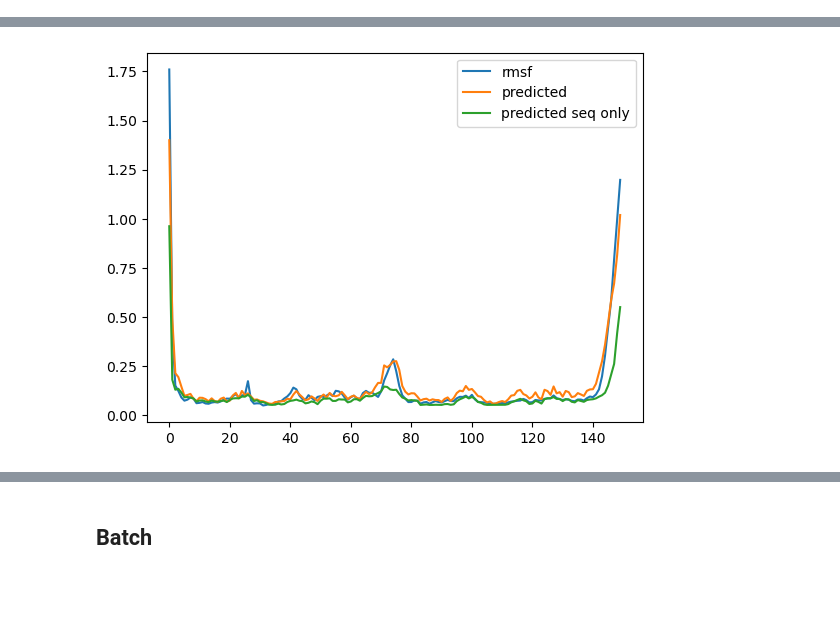
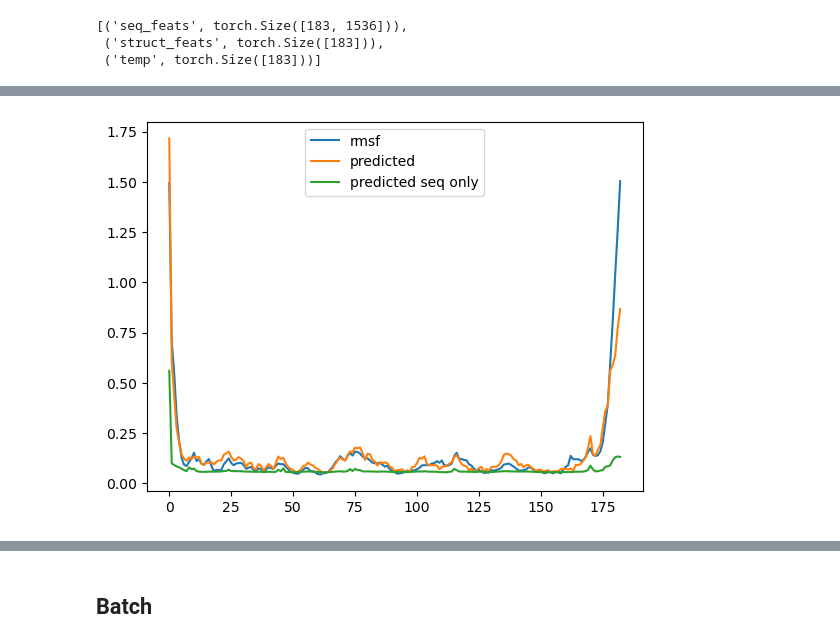
Before and after one commit to flatironinstitute/RocketSHP, a Jupyter notebook: notebooks/2.0_evaluate_model_atlas.ipynb, the cells around one changed output, grey strips where cells are left out. Drawn from its saved outputs; the diff is of its cells as text; code cells hidden in the pictures; blank space fills up the shorter version.

```diff
--- a/notebooks/2.0_evaluate_model_atlas.ipynb
+++ b/notebooks/2.0_evaluate_model_atlas.ipynb
@@ -25,8 +25,10 @@ config_file = "../configs/config.yml"
 # checkpoint_file = "/mnt/home/ssledzieski/Projects/rocketshp/checkpoints/new_unstack_before_loss.2/model-epoch=17-train_loss=0.28.pt.ckpt"
 # checkpoint_file = "/mnt/home/ssledzieski/Projects/rocketshp/checkpoints/revert_loss/model-epoch=17-train_loss=0.29.pt.ckpt"
 # checkpoint_file = "/mnt/home/ssledzieski/Projects/rocketshp/checkpoints/retesting_old/model-epoch=02-train_loss=0.69.pt.ckpt"
-checkpoint_file = "/mnt/home/ssledzieski/Projects/rocketshp/checkpoints/temperature_atlas/model-epoch=10-train_loss=0.36.pt.ckpt"
-# checkpoint_file = "/mnt/home/ssledzieski/Projects/rocketshp/checkpoints/dyncorr_test2/model-epoch=04-train_loss=0.31.pt.ckpt"
+# checkpoint_file = "/mnt/home/ssledzieski/Projects/rocketshp/checkpoints/temperature_atlas/model-epoch=10-train_loss=0.36.pt.ckpt"
+# checkpoint_file = "/mnt/home/ssledzieski/Projects/rocketshp/models/cadist_alpha1_dyncorr_alpha3/model-epoch=05-train_loss=1.03.pt.ckpt"
+# checkpoint_file = "/mnt/home/ssledzieski/Projects/rocketshp/models/cadist_alpha1_dyncorr_alpha5/model-epoch=05-train_loss=1.00.pt.ckpt"
+checkpoint_file = "/mnt/home/ssledzieski/Projects/rocketshp/models/grad_norm_alpha0.12_lr1e-5/model-epoch=19-train_loss=0.55.pt.ckpt"
 
 PARAMS = config.DEFAULT_PARAMETERS
 PARAMS.update(OmegaConf.load(config_file))
@@ -45,4 +47,4 @@ logger.info(f"{len(adl.dataset)}, {len(adl.train_data)}, {len(adl.val_data)}, {l
 # %%
-model = FlexibilityModelWithTemperature.load_from_checkpoint(checkpoint_file, strict=True)
+# model = FlexibilityModelWithTemperature.load_from_checkpoint(checkpoint_file, strict=True)
 # model = FlexibilityModel.load_from_checkpoint(checkpoint_file, strict=False)
-# model = DynCorrModelWithTemperature.load_from_checkpoint(checkpoint_file, strict=True)
+model = DynCorrModelWithTemperature.load_from_checkpoint(checkpoint_file, strict=True)
@@ -49,9 +53,15 @@ model = FlexibilityModelWithTemperature.load_from_checkpoint(checkpoint_file, st
+# %%
+list((k,v.size()) for k,v in feats.items())
+# %% [output]
+[('seq_feats', torch.Size([183, 1536])),
+ ('struct_feats', torch.Size([183])),
+ ('temp', torch.Size([183]))]
 # %%
-DATA_SUBSET = adl.test_data
-# DATA_SUBSET = adl.val_data
+# DATA_SUBSET = adl.test_data
+DATA_SUBSET = adl.val_data
 # DATA_SUBSET = adl.train_data
+# SAMPLE_I = 15
 SAMPLE_I = 192
-# SAMPLE_I = 121
 
 def normalize(x):
     return (x - x.mean()) / x.std()
@@ -63,25 +73,16 @@ with torch.no_grad():
         feats["struct_feats"] = torch.zeros_like(feats["struct_feats"])
         seqonly_result = model({k: v.unsqueeze(0) for k, v in feats.items()})
 
-        yhat_both = both_result["rmsf"]
-        sqfm_both = both_result["ca_dist"]
-
-        yhat_seqonly = seqonly_result["rmsf"]
-        sqfm_seqonly = seqonly_result["ca_dist"]
-
-bf_both = yhat_both.detach().cpu().numpy().squeeze()
-bf_seqonly = yhat_seqonly.detach().cpu().numpy().squeeze()
-
 plt.plot(labels["rmsf"],label="rmsf")
-plt.plot(bf_both,label="predicted")
-plt.plot(bf_seqonly,label="predicted seq only")
+plt.plot(both_result["rmsf"].detach().cpu().numpy().squeeze(),label="predicted")
+plt.plot(seqonly_result["rmsf"].detach().cpu().numpy().squeeze(),label="predicted seq only")
 plt.legend()
 
 
 from scipy.stats import spearmanr, pearsonr
-spearman = spearmanr(labels["rmsf"], bf_both)
-pearson = pearsonr(labels["rmsf"], bf_both)
-mse = ((labels["rmsf"] - bf_both)**2).mean()
+spearman = spearmanr(labels["rmsf"], both_result["rmsf"].detach().cpu().numpy().squeeze())
+pearson = pearsonr(labels["rmsf"], both_result["rmsf"].detach().cpu().numpy().squeeze())
+mse = ((labels["rmsf"] - both_result["rmsf"].detach().cpu().numpy().squeeze())**2).mean()
 logger.info(f"Protein: {key}")
 logger.info(f"Spearman: {spearman}")
 logger.info(f"Pearson: {pearson}")
@@ -96,4 +97,4 @@ plt.show()
-[figure, old version]
+[figure, new version]
 # %%
 pdb_code, rep = key.split("/")
 print(config.RAW_DATA_DIR  / f"atlas/{pdb_code[:2]}/{pdb_code}_prod_{rep}_fit.xtc",config.RAW_DATA_DIR  / f"atlas/{pdb_code[:2]}/{pdb_code}.pdb")
```
Also changed, not shown: parts of 11 cells of this notebook, 9 other files.
